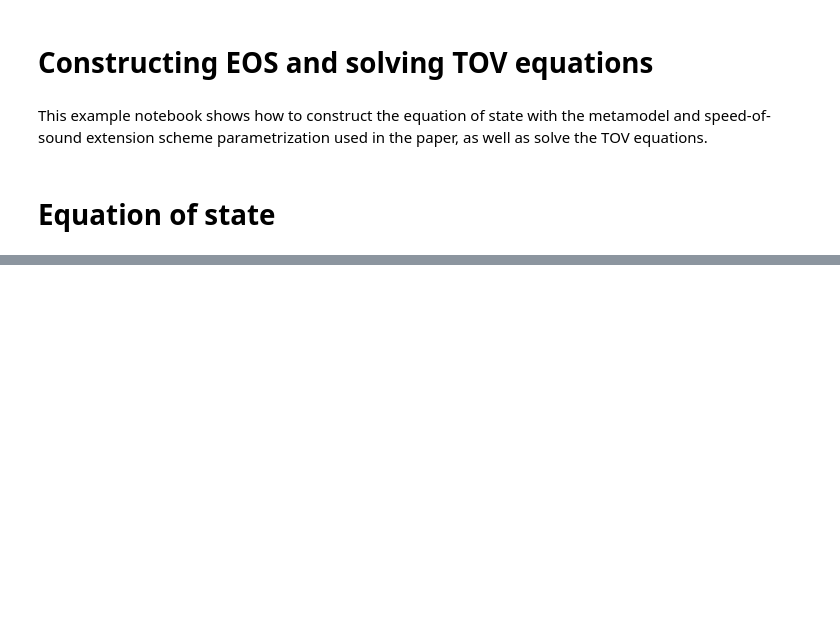
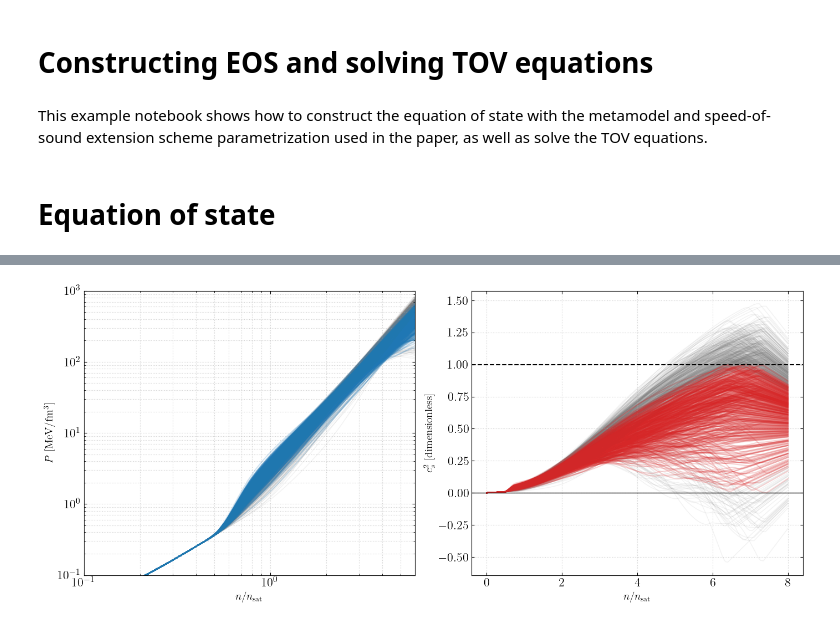
Before and after one commit to diodaberjalan/jester, a Jupyter notebook: docs/examples/eos_tov/eos_tov_skryme.ipynb, the cells around one changed output, grey strips where cells are left out. Saved outputs shown, nothing was run; the diff lists cells and outputs as text; code cells hidden in the pictures; blank space fills up the shorter version.

```diff
--- a/docs/examples/eos_tov/eos_tov_skryme.ipynb
+++ b/docs/examples/eos_tov/eos_tov_skryme.ipynb
@@ -796,0 +747,85 @@ Total valid EOS: 9971
+# %%
+# 1. Base population: Filter out samples with NaNs during construction
+base_indices = jnp.where(~global_nan_mask)[0]
+
+# 2. Segregate by physics
+valid_idxs = []
+invalid_idxs = []
+
+for idx in base_indices:
+    # Check if the entire array satisfies stability and causality
+    if np.all((cs2_all[idx] >= 0.0) & (cs2_all[idx] <= 1.0)):
+        valid_idxs.append(idx)
+    else:
+        invalid_idxs.append(idx)
+
+valid_idxs = np.array(valid_idxs)
+invalid_idxs = np.array(invalid_idxs)
+
+print(f"\nTotal NaN-free EOS: {len(base_indices)}")
+print(f"Physically valid EOS: {len(valid_idxs)}")
+print(f"Physically invalid EOS: {len(invalid_idxs)}")
+
+# 3. Subsample to avoid memory overflow (adjust limits as needed)
+n_plot_valid = min(500, len(valid_idxs))
+n_plot_invalid = min(500, len(invalid_idxs))
+
+plot_valid = np.random.choice(valid_idxs, size=n_plot_valid, replace=False) if n_plot_valid > 0 else []
+plot_invalid = np.random.choice(invalid_idxs, size=n_plot_invalid, replace=False) if n_plot_invalid > 0 else []
+
+fig, axes = plt.subplots(1, 2, figsize=(14, 6))
+
+# --- Plot 1: Pressure vs Density ---
+ax_p = axes[0]
+
+# Render invalid EOS first (Background)
+for idx in plot_invalid:
+    n_i = ns_all[idx]
+    p_i = ps_all[idx] / utils.MeV_fm_inv3_to_geometric
+    n_norm = n_i / utils.fm_inv3_to_geometric / nsat
+    ax_p.plot(n_norm, p_i, color='gray', alpha=0.1, linewidth=1, zorder=1)
+
+# Render valid EOS second (Foreground)
+for idx in plot_valid:
+    n_i = ns_all[idx]
+    p_i = ps_all[idx] / utils.MeV_fm_inv3_to_geometric
+    n_norm = n_i / utils.fm_inv3_to_geometric / nsat
+    ax_p.plot(n_norm, p_i, color='tab:blue', alpha=0.2, linewidth=1.5, zorder=2)
+
+ax_p.set_xlabel(r"$n/n_{\rm{sat}}$", fontsize=14)
+ax_p.set_ylabel(r"$P$ [MeV/fm$^3$]", fontsize=14)
+# ax_p.set_title(r"Pressure vs. Density (Valid & Invalid)", fontsize=14)
+ax_p.grid(True, which='both', linestyle=':', alpha=0.6)
+ax_p.set_yscale('log')
+ax_p.set_xscale('log')
+ax_p.set_ylim(1e-1, 1e3)
+ax_p.set_xlim(1e-1, 6)
+# --- Plot 2: Speed of Sound vs Density ---
+ax_cs2 = axes[1]
+
+# Render invalid EOS first (Background)
+for idx in plot_invalid:
+    n_i = ns_all[idx]
+    cs2_i = cs2_all[idx]
+    n_norm = n_i / utils.fm_inv3_to_geometric / nsat
+    ax_cs2.plot(n_norm, cs2_i, color='gray', alpha=0.1, linewidth=1, zorder=1)
+
+# Render valid EOS second (Foreground)
+for idx in plot_valid:
+    n_i = ns_all[idx]
+    cs2_i = cs2_all[idx]
+    n_norm = n_i / utils.fm_inv3_to_geometric / nsat
+    ax_cs2.plot(n_norm, cs2_i, color='tab:red', alpha=0.2, linewidth=1.5, zorder=2)
+
+ax_cs2.axhline(1.0, color='black', linestyle='--', linewidth=1.5, label=r'Causality ($c_s^2=1$)')
+ax_cs2.axhline(0.0, color='black', linestyle='-', linewidth=1.0)
+
+ax_cs2.set_xlabel(r"$n/n_{\rm{sat}}$", fontsize=14)
+ax_cs2.set_ylabel(r"$c_s^2$ [dimensionless]", fontsize=14)
+# ax_cs2.set_title(r"Speed of Sound vs. Density (Valid & Invalid)", fontsize=14)
+ax_cs2.grid(True, which='both', linestyle=':', alpha=0.6)
+
+plt.tight_layout()
+plt.show()
+plt.close()
+# %% [output]
@@ -797,3 +835,4 @@ Total valid EOS: 9971
+[figure, added]
 # %%
 idx = 371
 bad_params = {k: float(v[idx]) for k, v in inm_batch.items()}
```
Also changed, not shown: parts of 6 cells of this notebook, 10 other files.
